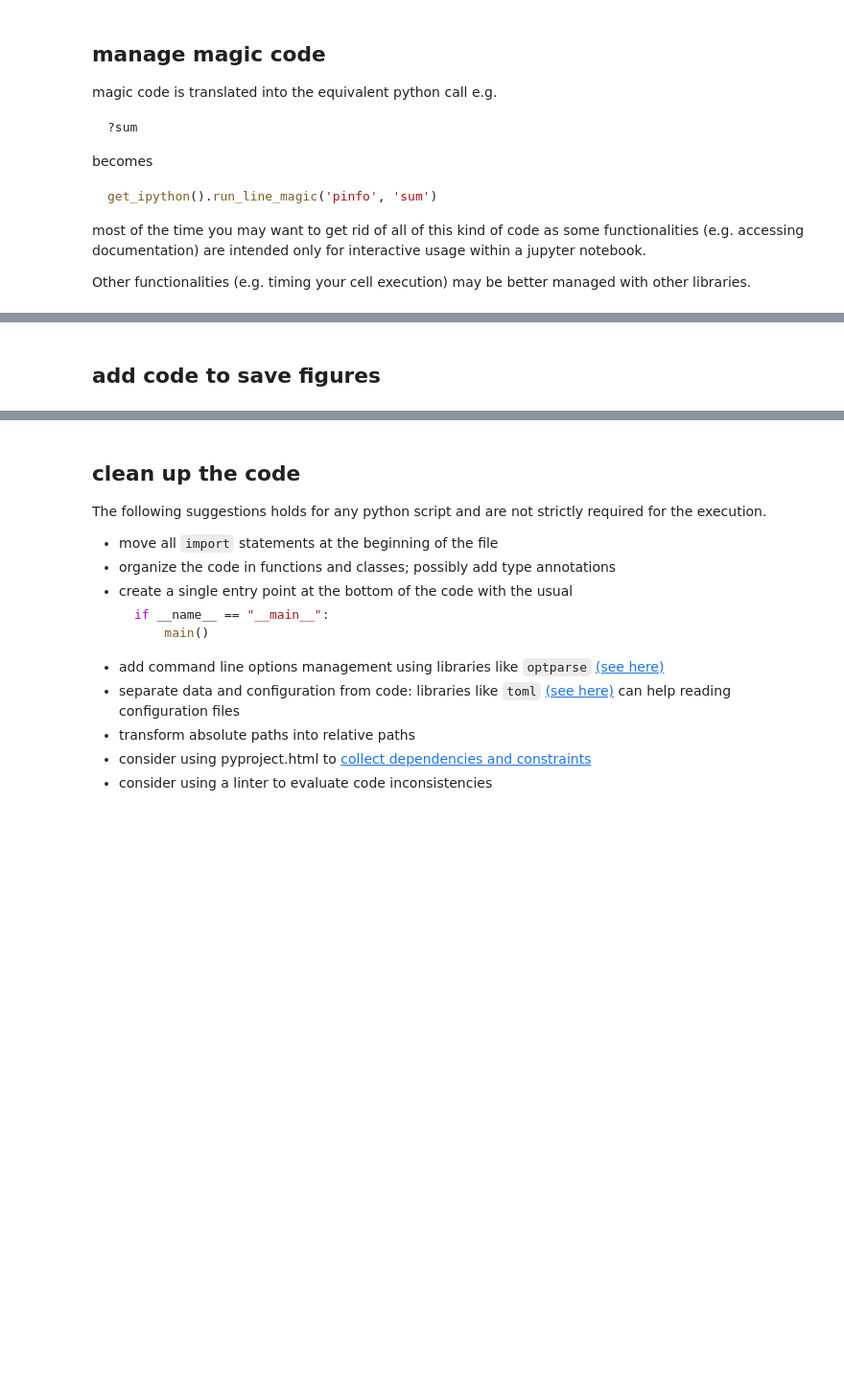
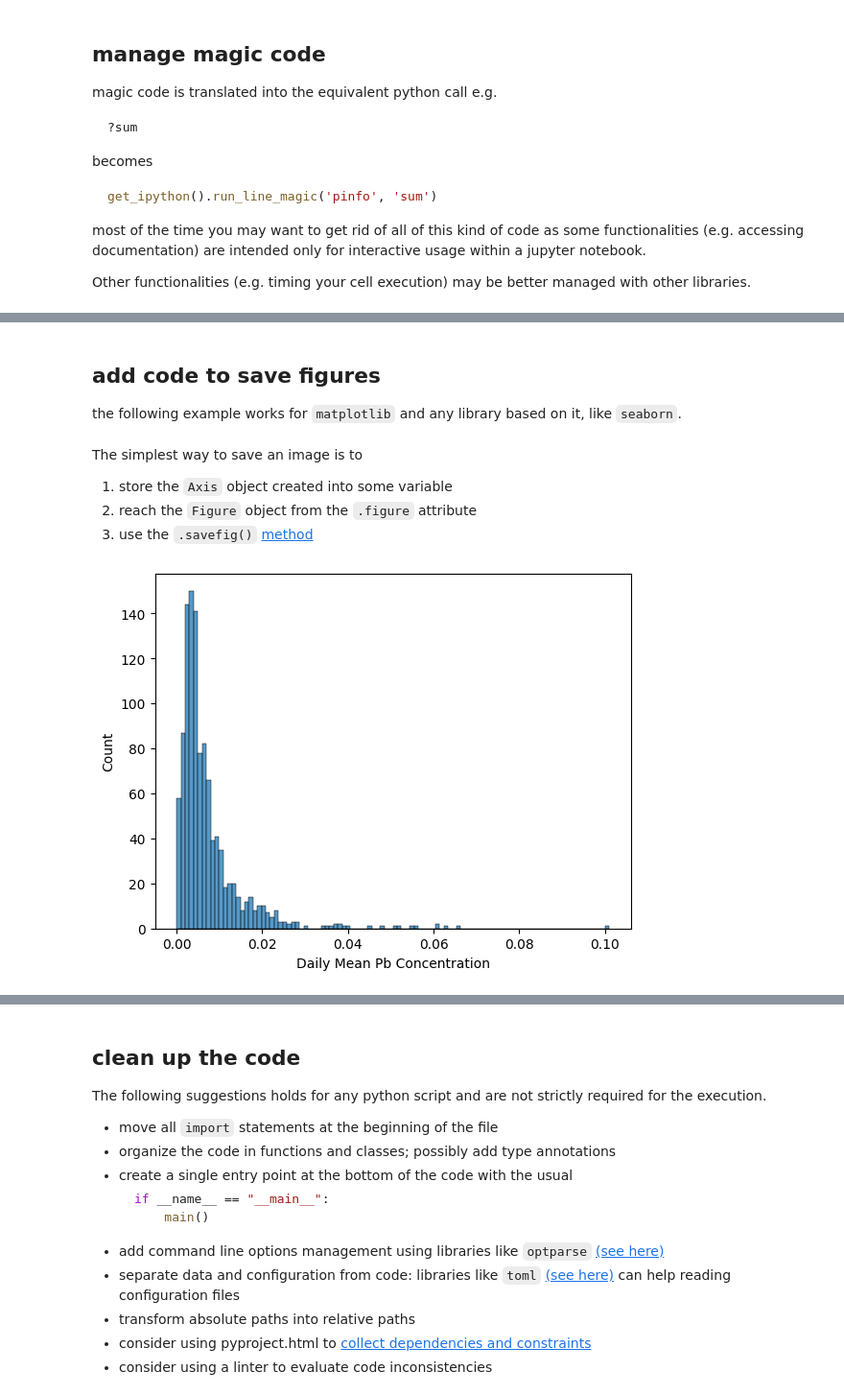
Before and after one commit to noiseOnTheNet/python-post023_jupyter_analitics, a Jupyter notebook: doc/Part_4.ipynb, the cells around one changed output, grey strips where cells are left out. Shown: that part at 96% size. Saved outputs shown, nothing was run; the diff lists cells and outputs as text; code cells hidden in the pictures; blank space fills up the shorter version.

```diff
--- a/doc/Part_4.ipynb
+++ b/doc/Part_4.ipynb
@@ -66,2 +74,18 @@ For larger tables or more complex tasks binary formats may help.
 # %% [markdown]
 ## add code to save figures
+the following example works for `matplotlib` and any library based on it, like `seaborn`.
+# %%
+import pandas as pd
+import matplotlib.pyplot as plt
+import seaborn as sns
+california = pd.read_csv("california_pb_2023.csv")
+# %% [markdown]
+The simplest way to save an image is to
+1. store the `Axis` object created into some variable
+2. reach the `Figure` object from the `.figure` attribute
+3. use the `.savefig()` [method](https://matplotlib.org/stable/api/_as_gen/matplotlib.pyplot.savefig.html)
+# %%
+ax = sns.histplot(california,x="Daily Mean Pb Concentration")
+ax.figure.savefig("pb_2003.png")
+# %% [output]
+[figure, added]
```
Also changed, not shown: parts of 4 cells of this notebook, 3 other files.
